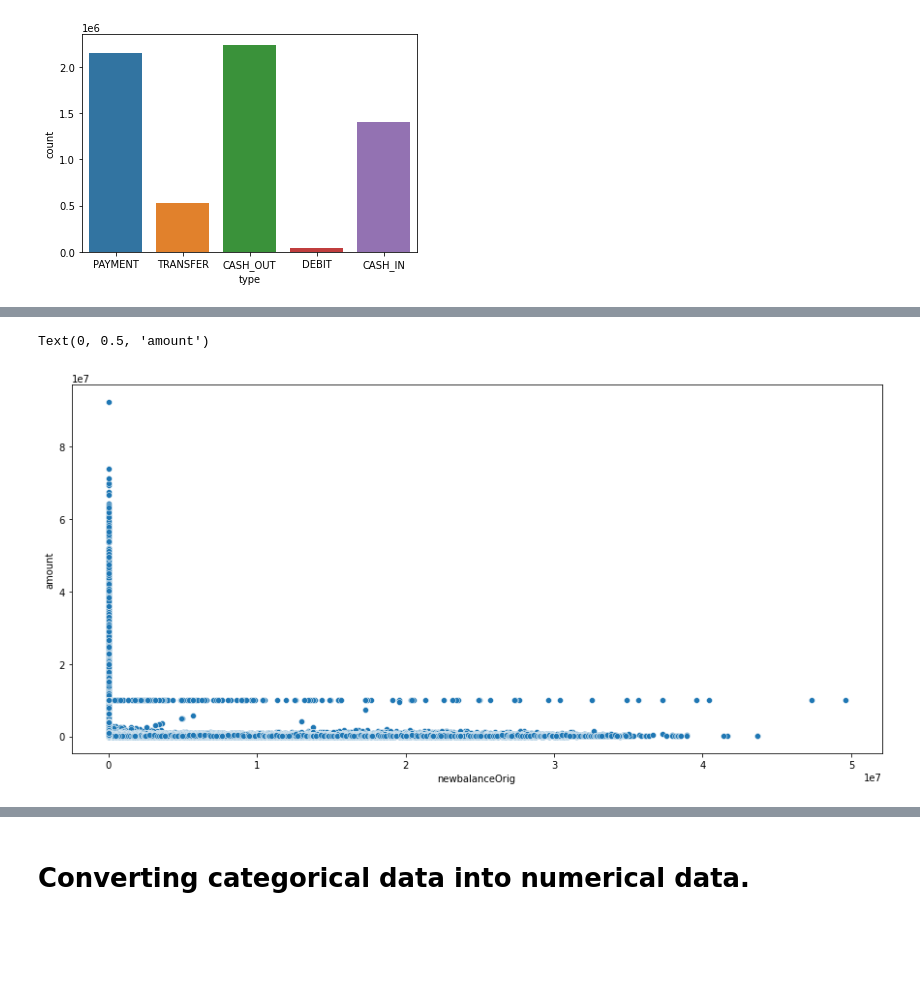
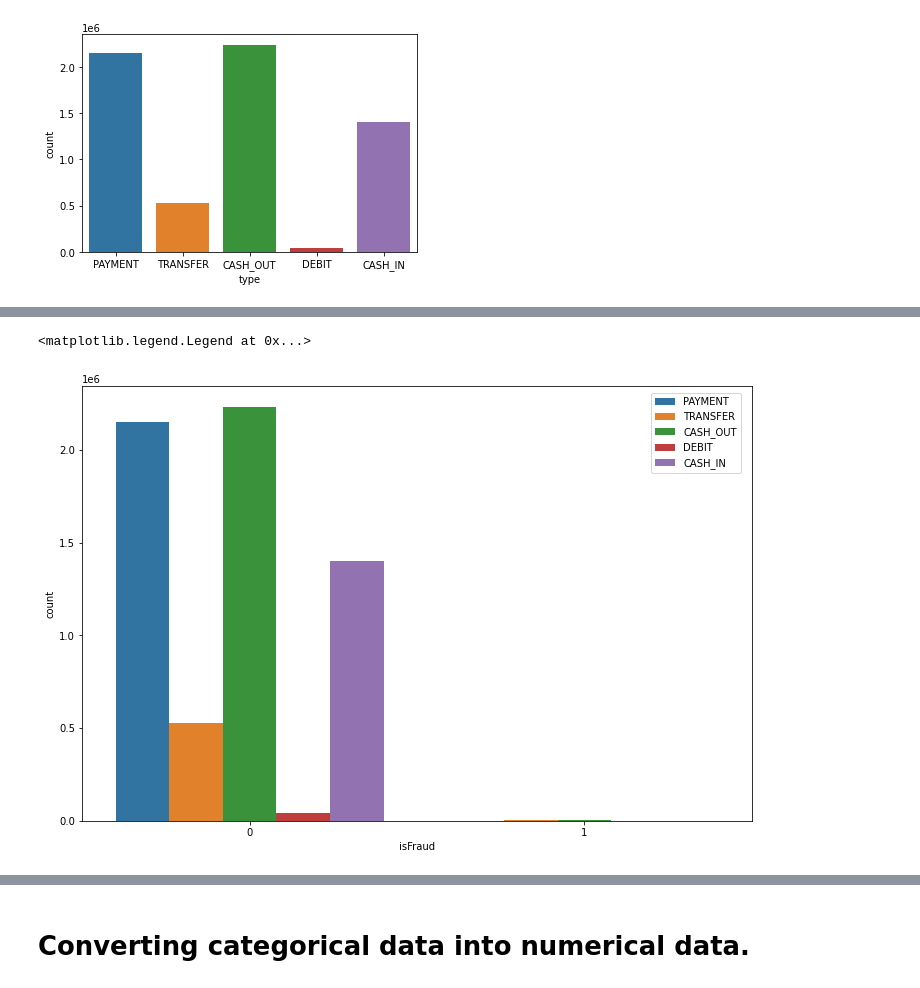
Before and after one commit to Philip908/machine-learning-libraries-in-python, a Jupyter notebook: Fraud detection analysis.ipynb, the cells around one changed output, grey strips where cells are left out. Cells and saved outputs as stored; diff of their text form; code cells hidden in the pictures; blank space fills up the shorter version.

```diff
--- a/Fraud detection analysis.ipynb
+++ b/Fraud detection analysis.ipynb
@@ -164,11 +154,10 @@ sns.scatterplot(x='newbalanceOrig', y= 'oldbalanceOrg', hue='amount',data=df);
-# %%
-plt.figure(figsize=(15,7))
-sns.scatterplot(x = df["newbalanceOrig"], y = df["amount"])
-plt.xlabel('newbalanceOrig')
-plt.ylabel('amount')
-# %% [output]
-Text(0, 0.5, 'amount')
-[figure, removed]
+# %%
+plt.figure(figsize=(12,8))
+sns.countplot(x='isFraud',data=df,hue='type')
+plt.legend(loc=[0.85,0.8])
+# %% [output]
+<matplotlib.legend.Legend at 0x...>
+[figure, added]
 # %%
 type = df["isFraud"].value_counts()
 transactions = type.index
```
Also changed, not shown: parts of 10 cells of this notebook.
